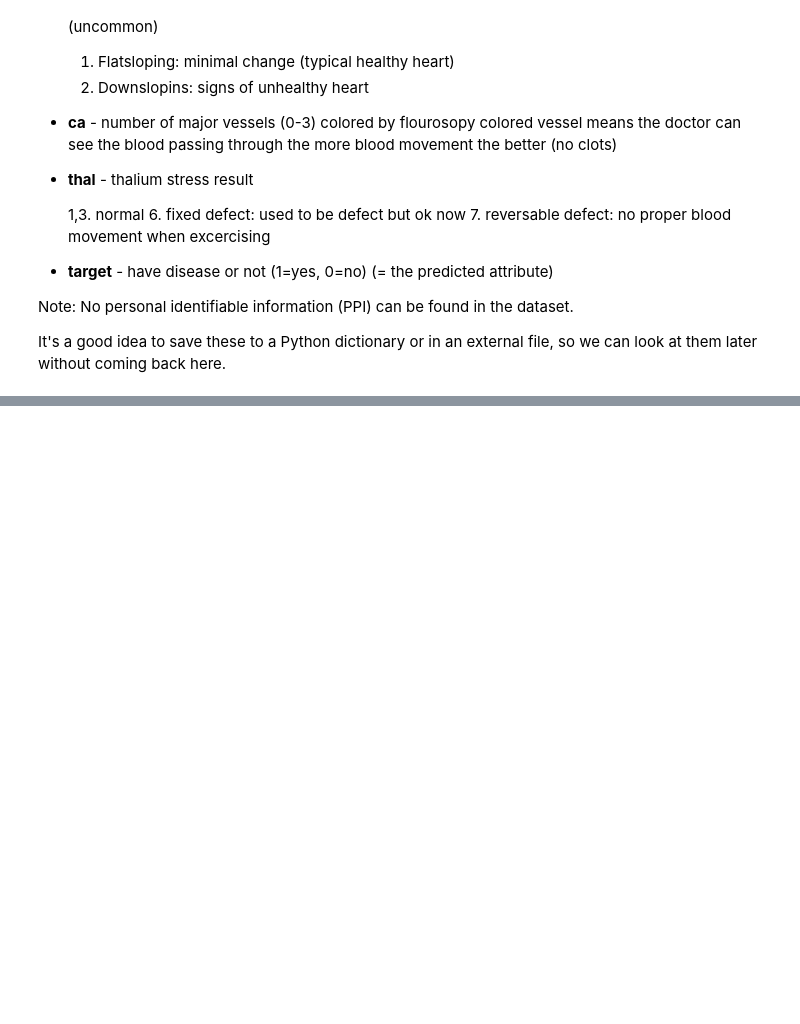
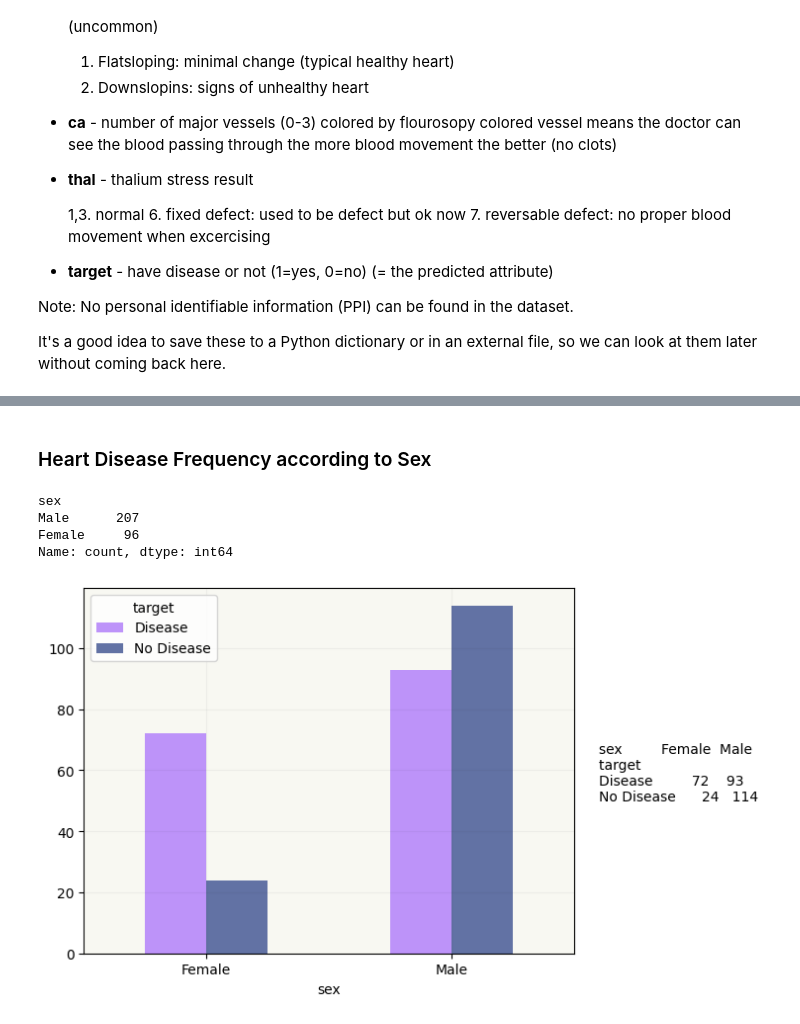
Before and after one commit to s-shifat/ml-notebooks, a Jupyter notebook: end-to-end-heart-disease-using-ml.ipynb, the cells around one changed output, grey strips where cells are left out. Drawn from its saved outputs; the diff is of its cells as text; code cells hidden in the pictures; blank space fills up the shorter version.

Commit message:
Added heart-disease-full

```diff
--- a/end-to-end-heart-disease-using-ml.ipynb
+++ b/end-to-end-heart-disease-using-ml.ipynb
@@ -74,0 +79,20 @@ It's a good idea to save these to a Python dictionary or in an external file, so
+# %%
+import numpy as np
+import pandas as pd
+import matplotlib.pyplot as plt
+import seaborn as sns
+
+# Models from Scikit-Learn
+from sklearn.linear_model import LogisticRegression
+from sklearn.neighbors import KNeighborsClassifier
+from sklearn.ensemble import RandomForestClassifier
+
+# Model Evaluations
+from sklearn.model_selection import train_test_split, cross_val_score
+from sklearn.model_selection import RandomizedSearchCV, GridSearchCV
+from sklearn.metrics import confusion_matrix, classification_report
+from sklearn.metrics import precision_score, recall_score, f1_score
+
+# Beautification
+from utils.dracula_colors import Dracula
+dracula = Dracula()
@@ -74,0 +104,3 @@ It's a good idea to save these to a Python dictionary or in an external file, so
+# %%
+df = pd.read_csv("./data/heart-disease.csv")
+df
@@ -74,0 +161,20 @@ It's a good idea to save these to a Python dictionary or in an external file, so
+# %% [markdown]
+### Heart Disease Frequency according to Sex
+# %%
+df['sex'].replace({0 : "Female", 1: "Male"}).value_counts()
+# %% [output]
+sex
+Male      207
+Female     96
+Name: count, dtype: int64
+# %%
+# Compare target with sex column
+target_vs_sex = pd.crosstab(df['target'].replace({0 : "No Disease", 1 : "Disease"}), df['sex'].replace({0 : "Female", 1: "Male"}))
+target_vs_sex.T.plot(kind='bar', color=[dracula.purple, dracula.comment])
+plt.text(1.6, 50, target_vs_sex.__repr__())
+plt.xticks(rotation=0)
+plt.gca().set_facecolor(dracula.foreground)
+plt.grid(color=dracula.background, alpha=0.05)
+plt.show()
+# %% [output]
+[figure, added]
```
Also changed, not shown: parts of 15 cells of this notebook, 2 other files.
